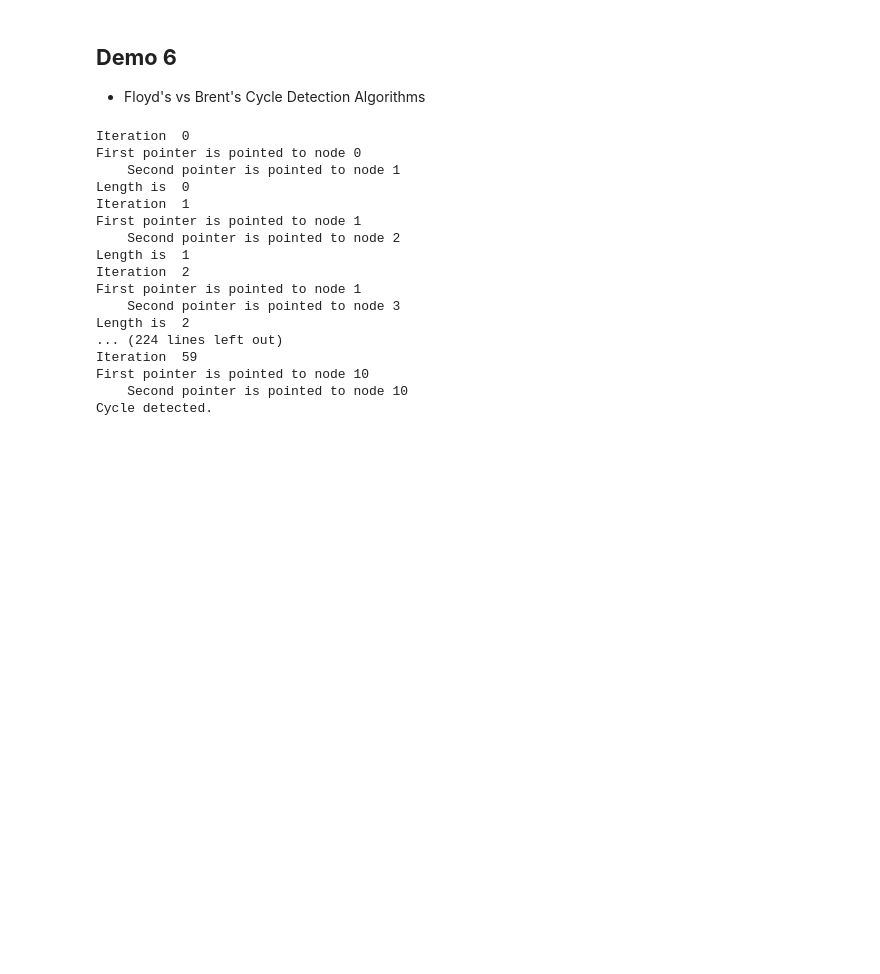
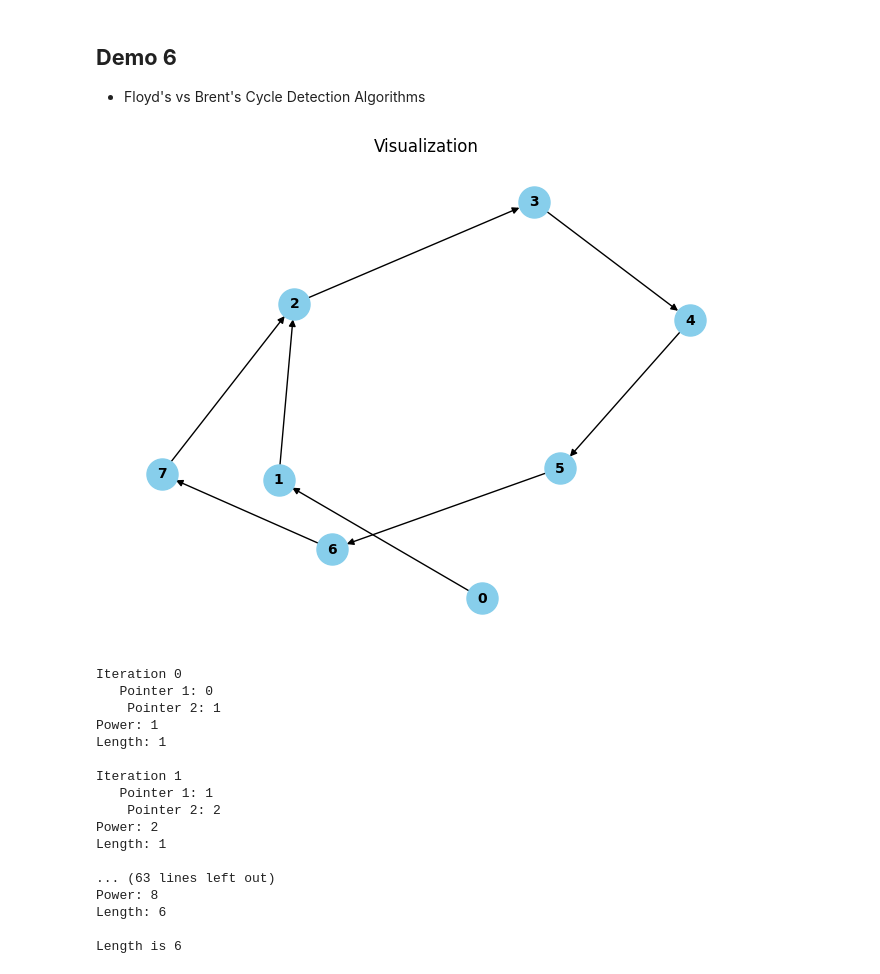
Before and after one commit to ColinCPittman/Cycle-Detection, a Jupyter notebook: CycleDetect.ipynb, the cells around one changed output. Saved outputs shown, nothing was run; the diff lists cells and outputs as text; code cells hidden in the pictures; blank space fills up the shorter version.

Commit message:
brent's cycle detect update

```diff
--- a/CycleDetect.ipynb
+++ b/CycleDetect.ipynb
@@ -374,24 +373,26 @@ Cycle detection timing complete
 - Floyd's vs Brent's Cycle Detection Algorithms
 # %%
 new_cycle_list6 = LinkedList()
-new_cycle_list6.generate(size = 30, cycle_start_index = 5)
+new_cycle_list6.generate(size = 8, cycle_start_index = 2)
+new_cycle_list6.visualize()
 #print(detect_cycle(new_cycle_list6, verbose = True))
-print(brents_detect_cycle(new_cycle_list6, verbose = True))
+print(brents_detect_cycle(new_cycle_list6, verbose=True))
 # %% [output]
+[figure, added]
-Iteration  0
-First pointer is pointed to node 0
-    Second pointer is pointed to node 1
-Length is  0
-Iteration  1
-First pointer is pointed to node 1
-    Second pointer is pointed to node 2
-Length is  1
-Iteration  2
-First pointer is pointed to node 1
-    Second pointer is pointed to node 3
-Length is  2
-... (224 lines left out)
-Iteration  59
-First pointer is pointed to node 10
-    Second pointer is pointed to node 10
-Cycle detected.
+Iteration 0
+   Pointer 1: 0
+    Pointer 2: 1
+Power: 1
+Length: 1
+
+Iteration 1
+   Pointer 1: 1
+    Pointer 2: 2
+Power: 2
+Length: 1
+
+... (63 lines left out)
+Power: 8
+Length: 6
+
+Length is 6
```
Also changed, not shown: parts of 3 cells of this notebook.
